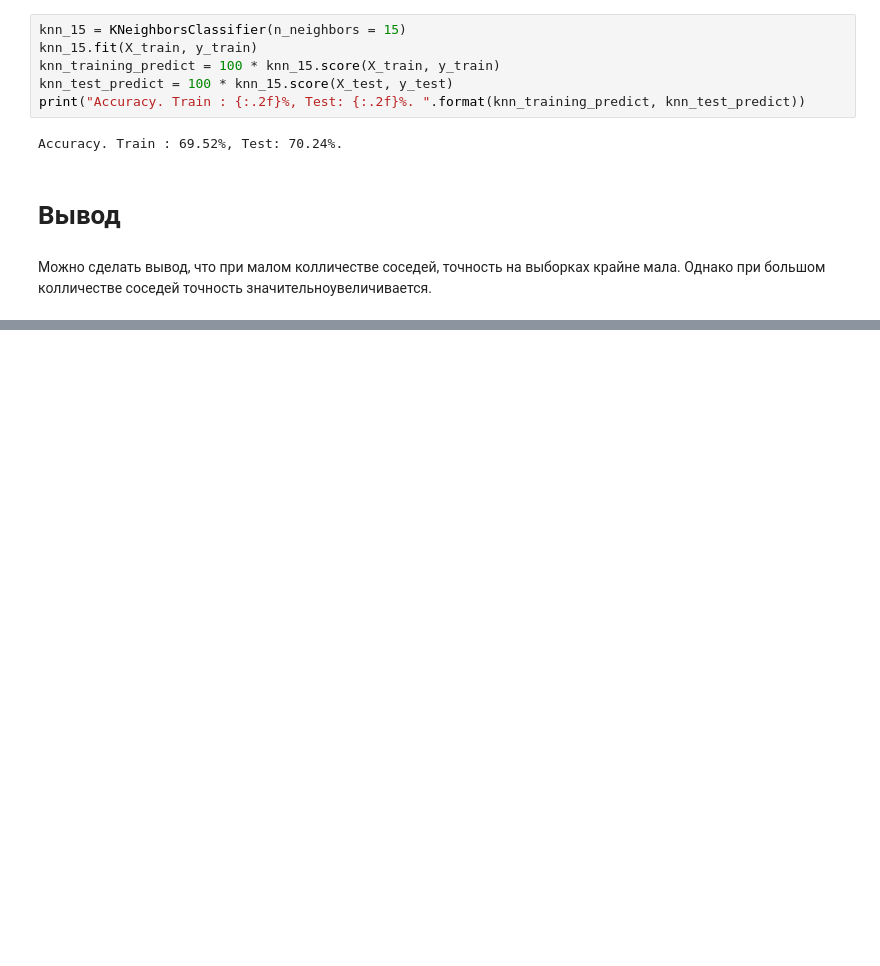
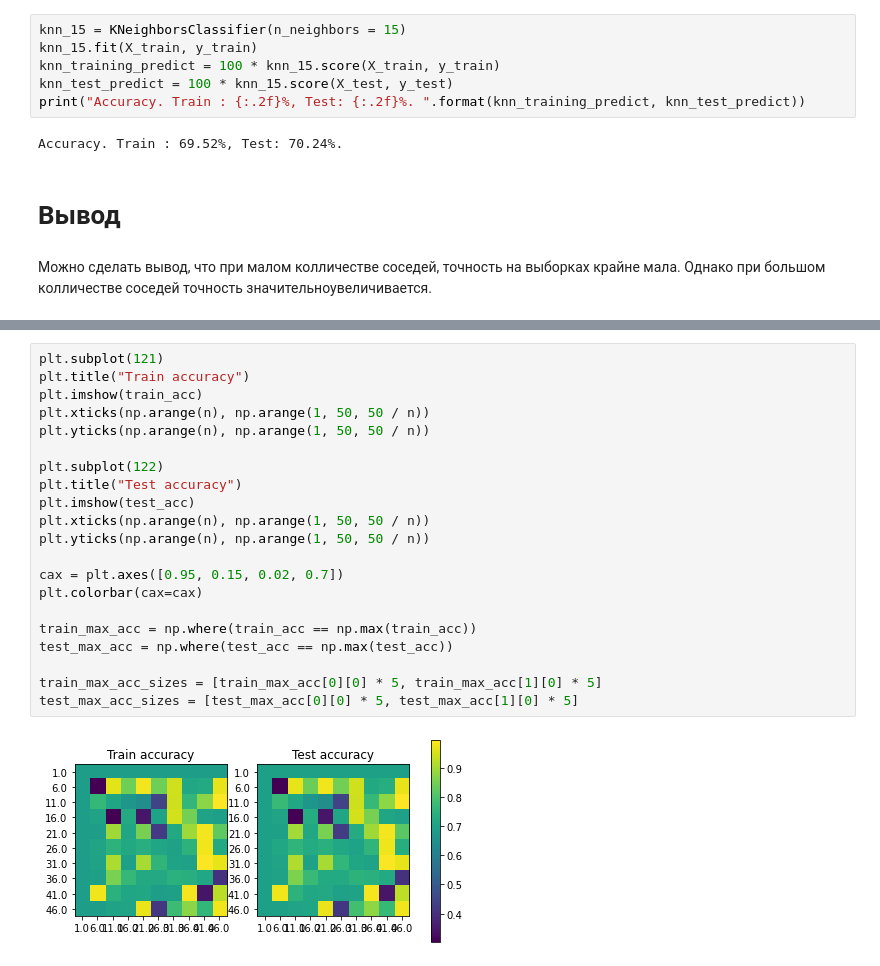
Before and after one commit to kuznetsov-ns/MLmag, a Jupyter notebook: Salary_Data_hw1.ipynb, the cells around one changed output, grey strips where cells are left out. Saved outputs shown, nothing was run; the diff lists cells and outputs as text; blank space fills up the shorter version.

```diff
--- a/Salary_Data_hw1.ipynb
+++ b/Salary_Data_hw1.ipynb
@@ -446,0 +605,23 @@ Accuracy. Train : 69.52%, Test: 70.24%.
+# %%
+plt.subplot(121)
+plt.title("Train accuracy")
+plt.imshow(train_acc)
+plt.xticks(np.arange(n), np.arange(1, 50, 50 / n))
+plt.yticks(np.arange(n), np.arange(1, 50, 50 / n))
+
+plt.subplot(122)
+plt.title("Test accuracy")
+plt.imshow(test_acc)
+plt.xticks(np.arange(n), np.arange(1, 50, 50 / n))
+plt.yticks(np.arange(n), np.arange(1, 50, 50 / n))
+
+cax = plt.axes([0.95, 0.15, 0.02, 0.7])
+plt.colorbar(cax=cax)
+
+train_max_acc = np.where(train_acc == np.max(train_acc))
+test_max_acc = np.where(test_acc == np.max(test_acc))
+
+train_max_acc_sizes = [train_max_acc[0][0] * 5, train_max_acc[1][0] * 5]
+test_max_acc_sizes = [test_max_acc[0][0] * 5, test_max_acc[1][0] * 5]
+# %% [output]
+[figure, added]
```
Also changed, not shown: parts of 37 cells of this notebook.
